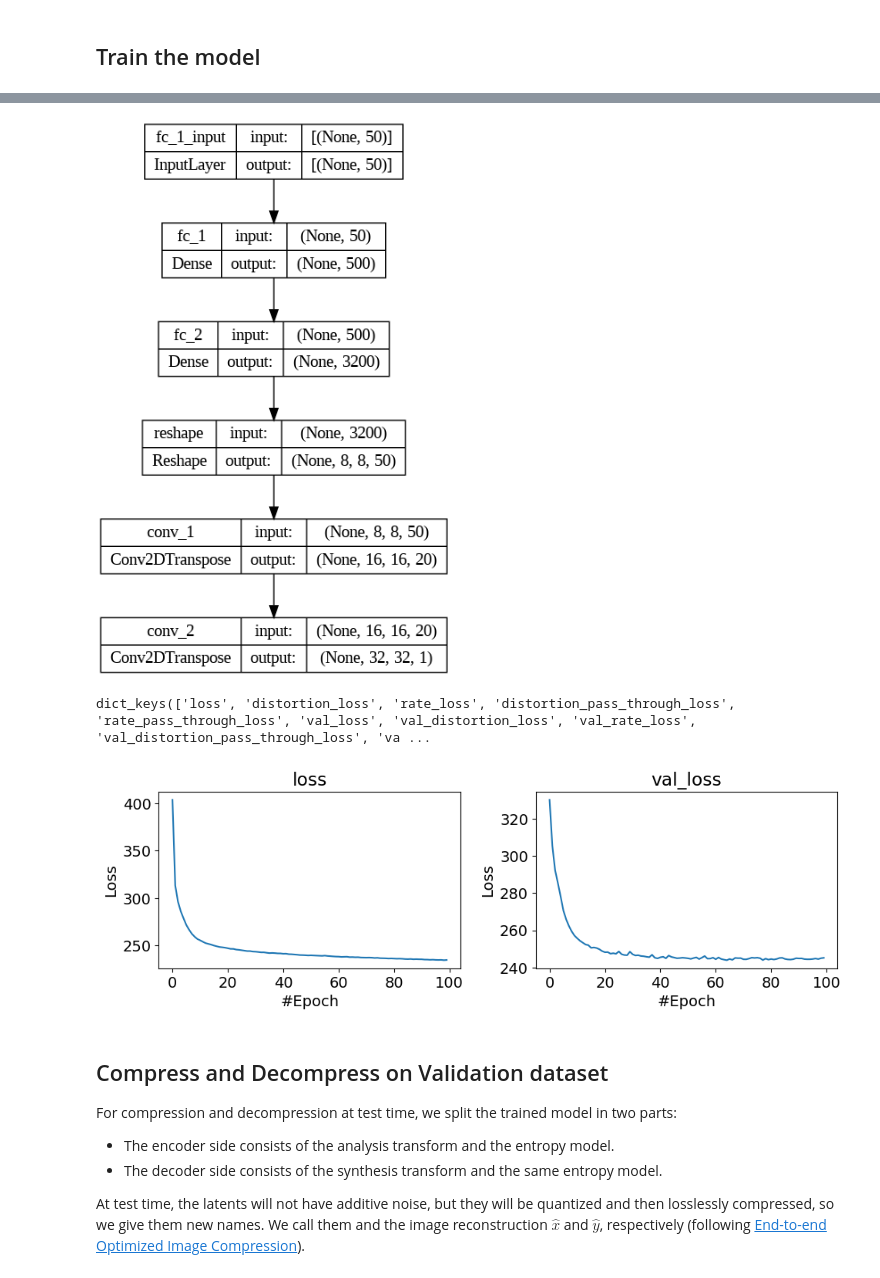
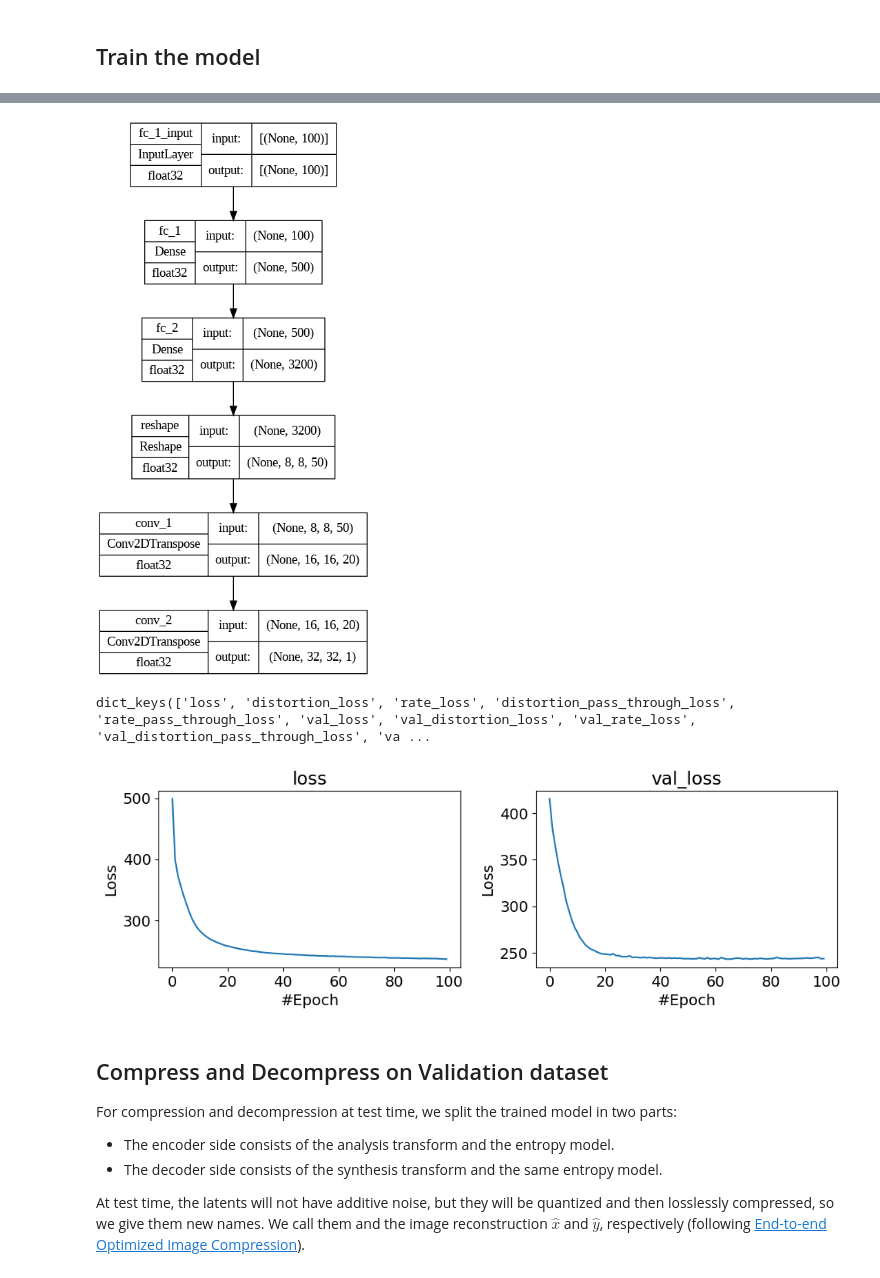
Before and after one commit to Haipeng-ustc/CS230-DAS-Compression, a Jupyter notebook: DAS_Data_Compression_milestone.ipynb, the cells around one changed output, grey strips where cells are left out. Cells and saved outputs as stored; diff of their text form; code cells hidden in the pictures.

```diff
--- a/DAS_Data_Compression_milestone.ipynb
+++ b/DAS_Data_Compression_milestone.ipynb
@@ -447,7 +452,7 @@ trainer, history = train_das_model(
                     training_dataset,          # training dataset
                     validation_dataset,        # validation dataset
                     lmbda=2000,                # weight for rate–distortion Lagrangian
-                    latent_dims=50,            # layers in latent space
+                    latent_dims=100,            # layers in latent space
                     patch_size = patch_size,   # patch size of the image, must be dividable by 4
                     epochs=100,                # epoch
                     batch_size=128,            # batch size
@@ -504,6 +509,6 @@ tf.keras.utils.plot_model(trainer.analysis_transform, to_file='model_analysis_tr
 # %%
-tf.keras.utils.plot_model(trainer.synthesis_transform, to_file='model_synthesis_transform.png', show_shapes=True)
+tf.keras.utils.plot_model(trainer.synthesis_transform, to_file='model_synthesis_transform.png', show_shapes=True, show_dtype=True)
 # %% [output]
-[figure, old version]
+[figure, new version]
 # %%
 # Save the model if we want
@@ -530,7 +535,7 @@ plt.tight_layout()
 plt.savefig('Loss.png', dpi=300, pad_inches=0.1)
 plt.show()
 # %% [output]
-[figure, old version]
+[figure, new version]
 # %% [markdown]
 ## Compress and Decompress on Validation dataset
 
```
Also changed, not shown: parts of 14 cells of this notebook, 7 other files.
